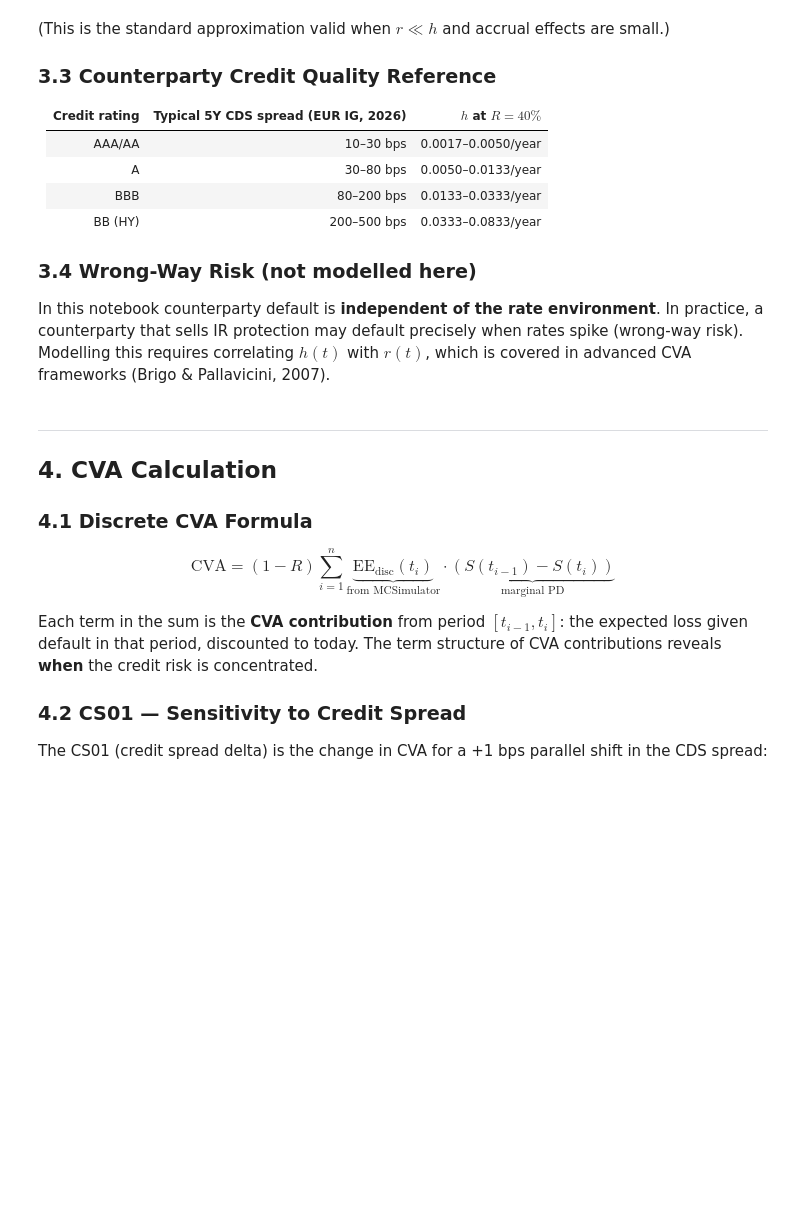
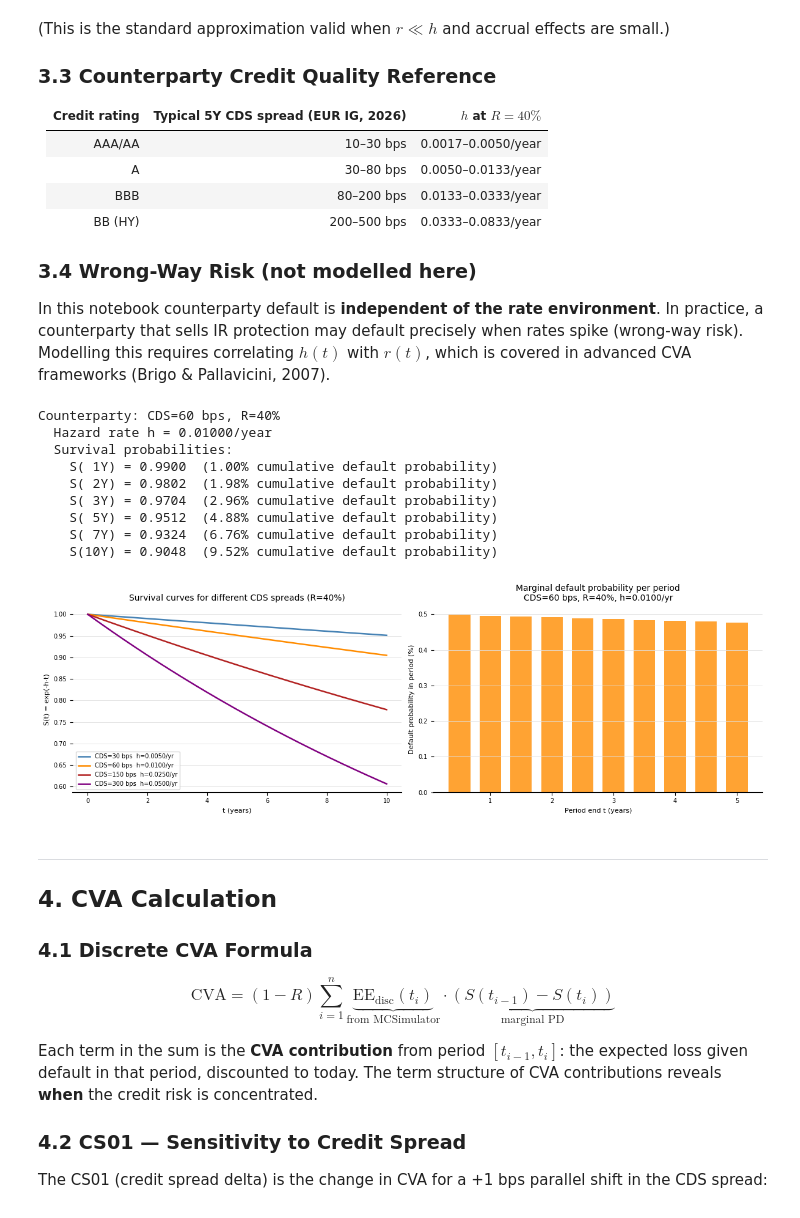
Before and after one commit to mrspatbile/quant-risk-engine, a Jupyter notebook: notebooks/03_simulations/08_cva.ipynb, the cells around one changed output. Drawn from its saved outputs; the diff is of its cells as text; code cells hidden in the pictures; blank space fills up the shorter version.

```diff
--- a/notebooks/03_simulations/08_cva.ipynb
+++ b/notebooks/03_simulations/08_cva.ipynb
@@ -436,36 +456,47 @@ print(f"Counterparty: CDS={CDS_SPREAD_BPS:.0f} bps, R={RECOVERY:.0%}")
 print(f"  Hazard rate h = {h_cpty:.5f}/year")
 print(f"  Survival probabilities:")
 for t_val in [1, 2, 3, 5, 7, 10]:
     S = survival_prob(np.array([t_val]), h_cpty)[0]
     print(f"    S({t_val:2d}Y) = {S:.4f}  ({(1-S)*100:.2f}% cumulative default probability)")
 
 # ── Survival curve plot ───────────────────────────────────────────────────────
 t_plot = np.linspace(0, 10, 200)
-fig, axes = plt.subplots(1, 2, figsize=(12, 4))
+fig, (ax0, ax1) = plt.subplots(1, 2, figsize=(12, 4))
 
-ax = axes[0]
+ax = ax0
 for cds, color in [(30, 'steelblue'), (60, 'darkorange'), (150, 'firebrick'), (300, 'purple')]:
     h_plot = hazard_rate(cds, RECOVERY)
     ax.plot(t_plot, survival_prob(t_plot, h_plot), lw=1.8, color=color,
             label=f'CDS={cds} bps  h={h_plot:.4f}/yr')
 ax.set_xlabel('t (years)')
 ax.set_ylabel('S(t) = exp(-h·t)')
 ax.set_title(f'Survival curves for different CDS spreads (R={RECOVERY:.0%})')
 ax.legend(fontsize=7)
 
-ax = axes[1]
+ax = ax1
 # Marginal default probability per period (= PD(t-0.5, t) for semi-annual)
 t_prev = np.concatenate([[0.0], exp_dates[:-1]])
 pd_per_period = np.array([default_prob_period(t1, t2, h_cpty)
                            for t1, t2 in zip(t_prev, exp_dates)])
 ax.bar(exp_dates, pd_per_period * 100, width=0.35, color='darkorange', alpha=0.8)
 ax.set_xlabel('Period end t (years)')
 ax.set_ylabel('Default probability in period (%)')
 ax.set_title(f'Marginal default probability per period\n'
              f'CDS={CDS_SPREAD_BPS:.0f} bps, R={RECOVERY:.0%}, h={h_cpty:.4f}/yr')
 
 plt.tight_layout()
 plt.show()
+# %% [output]
+Counterparty: CDS=60 bps, R=40%
+  Hazard rate h = 0.01000/year
+  Survival probabilities:
+    S( 1Y) = 0.9900  (1.00% cumulative default probability)
+    S( 2Y) = 0.9802  (1.98% cumulative default probability)
+    S( 3Y) = 0.9704  (2.96% cumulative default probability)
+    S( 5Y) = 0.9512  (4.88% cumulative default probability)
+    S( 7Y) = 0.9324  (6.76% cumulative default probability)
+    S(10Y) = 0.9048  (9.52% cumulative default probability)
+[figure, added]
 # %% [markdown]
 ---
 ## 4. CVA Calculation
```
Also changed, not shown: parts of 11 cells of this notebook, 33 other files.
